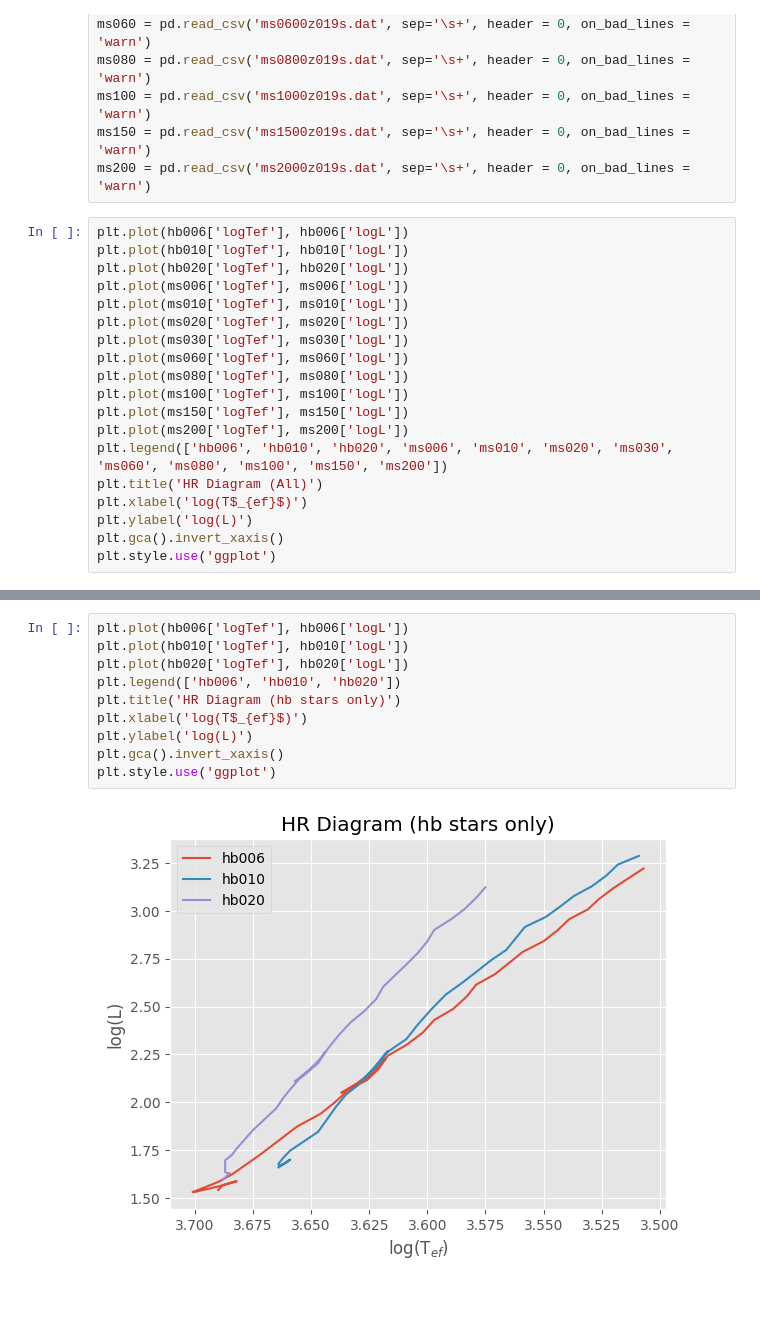
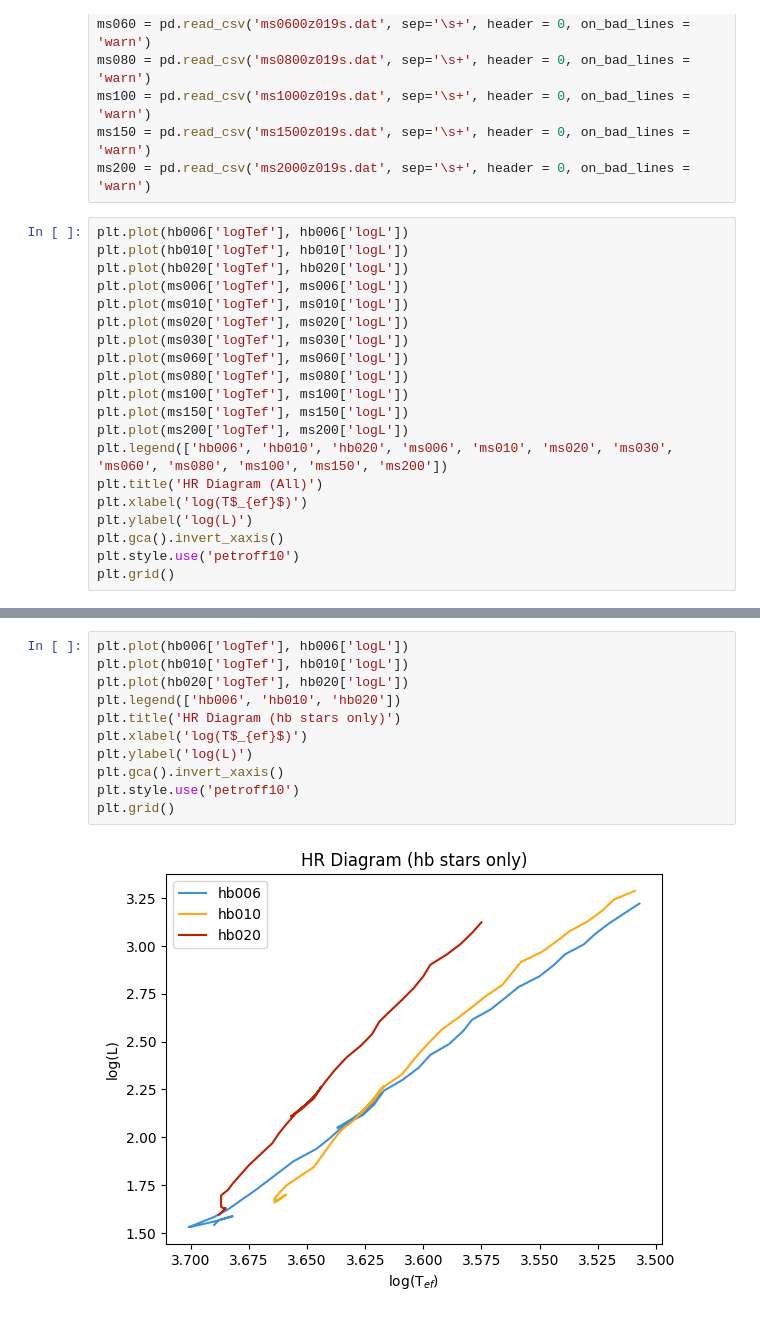
Before and after one commit to cameronluce/Github-Repository, a Jupyter notebook: Modern Astrophysics/Stellar Tracks/stellar tracks.ipynb, the cells around one changed output, grey strips where cells are left out. Saved outputs shown, nothing was run; the diff lists cells and outputs as text.

```diff
--- a/Modern Astrophysics/Stellar Tracks/stellar tracks.ipynb
+++ b/Modern Astrophysics/Stellar Tracks/stellar tracks.ipynb
@@ -33,5 +33,6 @@ plt.title('HR Diagram (All)')
 plt.xlabel('log(T$_{ef}$)')
 plt.ylabel('log(L)')
 plt.gca().invert_xaxis()
-plt.style.use('ggplot')
+plt.style.use('petroff10')
+plt.grid()
 # %% [output]
@@ -39,15 +40,16 @@ plt.style.use('ggplot')
 # %%
 plt.plot(hb006['logTef'], hb006['logL'])
 plt.plot(hb010['logTef'], hb010['logL'])
 plt.plot(hb020['logTef'], hb020['logL'])
 plt.legend(['hb006', 'hb010', 'hb020'])
 plt.title('HR Diagram (hb stars only)')
 plt.xlabel('log(T$_{ef}$)')
 plt.ylabel('log(L)')
 plt.gca().invert_xaxis()
-plt.style.use('ggplot')
+plt.style.use('petroff10')
+plt.grid()
 # %% [output]
-[figure, old version]
+[figure, new version]
 # %%
 plt.plot(ms006['logTef'], ms006['logL'])
 plt.plot(ms010['logTef'], ms010['logL'])
```
Also changed, not shown: parts of 2 cells of this notebook.
